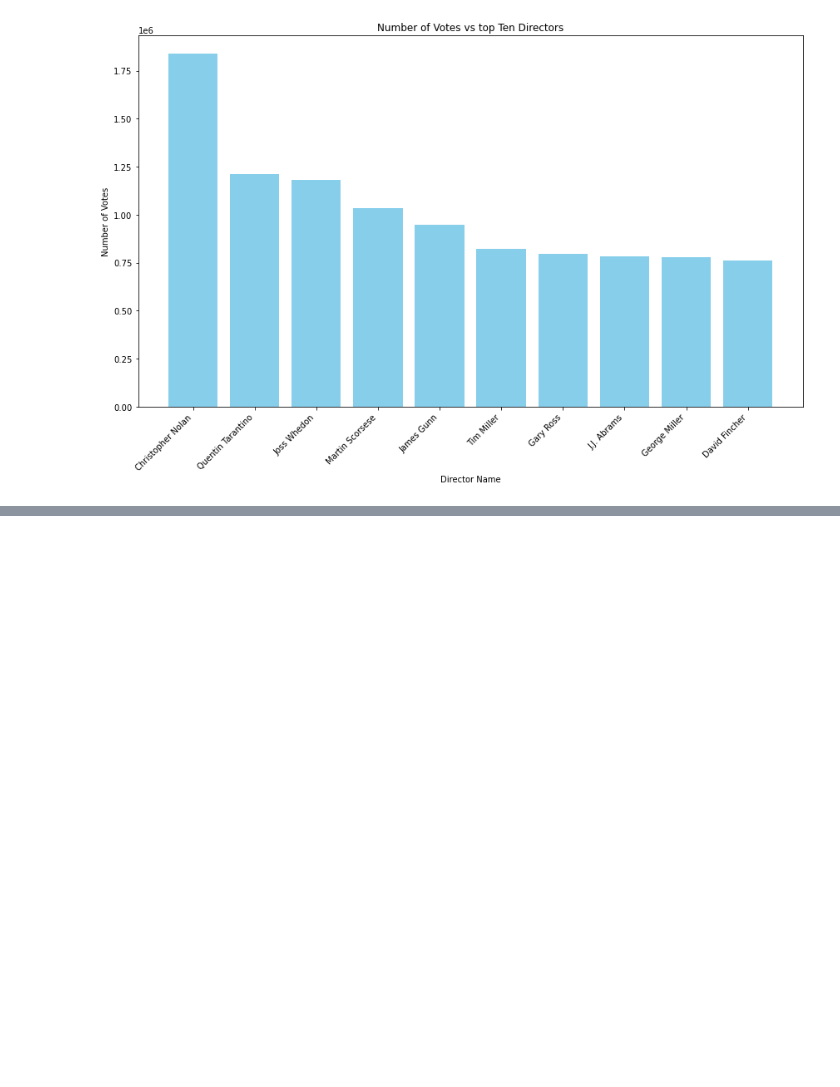
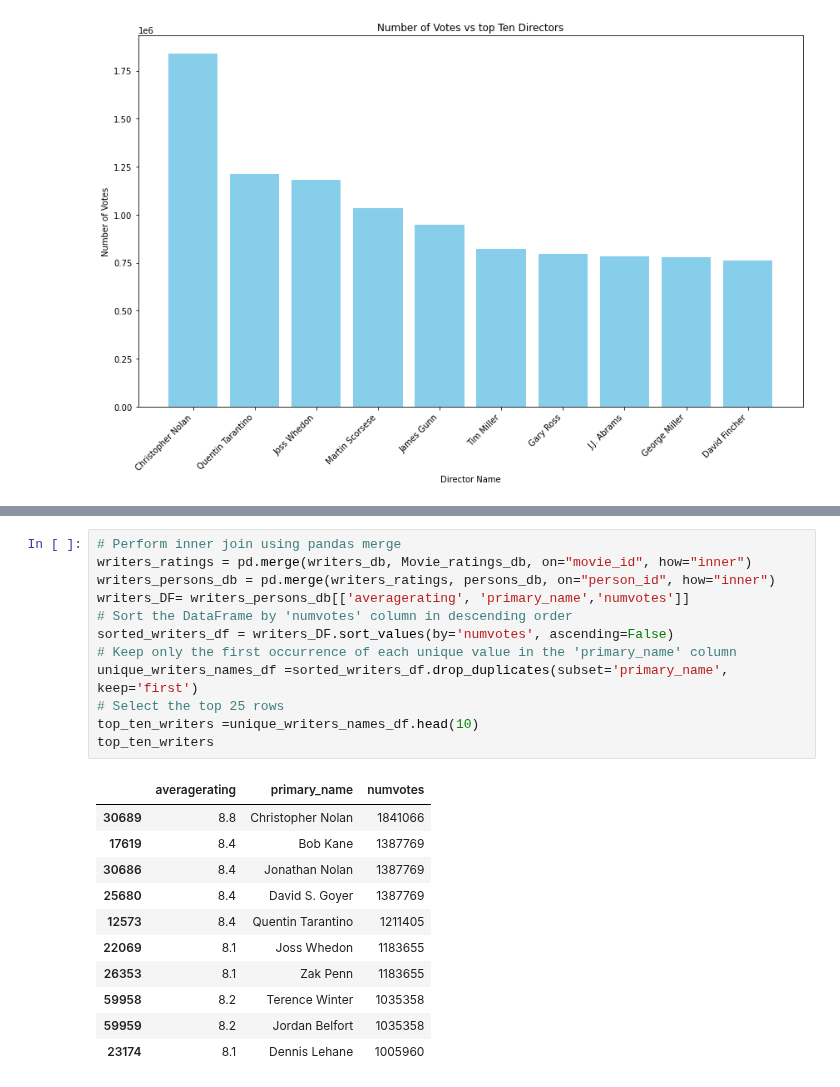
Before and after one commit to laaria-chris/Microsoft-Studios-EDA, a Jupyter notebook: student.ipynb, the cells around one changed output, grey strips where cells are left out. Cells and saved outputs as stored; diff of their text form; blank space fills up the shorter version.

```diff
--- a/student.ipynb
+++ b/student.ipynb
@@ -563,0 +582,24 @@ plt.show()
+# %%
+# Perform inner join using pandas merge
+writers_ratings = pd.merge(writers_db, Movie_ratings_db, on="movie_id", how="inner")
+writers_persons_db = pd.merge(writers_ratings, persons_db, on="person_id", how="inner")
+writers_DF= writers_persons_db[['averagerating', 'primary_name','numvotes']]
+# Sort the DataFrame by 'numvotes' column in descending order
+sorted_writers_df = writers_DF.sort_values(by='numvotes', ascending=False)
+# Keep only the first occurrence of each unique value in the 'primary_name' column
+unique_writers_names_df =sorted_writers_df.drop_duplicates(subset='primary_name', keep='first')
+# Select the top 25 rows
+top_ten_writers =unique_writers_names_df.head(10)
+top_ten_writers
+# %% [output]
+|  | averagerating | primary_name | numvotes |
+| 30689 | 8.8 | Christopher Nolan | 1841066 |
+| 17619 | 8.4 | Bob Kane | 1387769 |
+| 30686 | 8.4 | Jonathan Nolan | 1387769 |
+| 25680 | 8.4 | David S. Goyer | 1387769 |
+| 12573 | 8.4 | Quentin Tarantino | 1211405 |
+| 22069 | 8.1 | Joss Whedon | 1183655 |
+| 26353 | 8.1 | Zak Penn | 1183655 |
+| 59958 | 8.2 | Terence Winter | 1035358 |
+| 59959 | 8.2 | Jordan Belfort | 1035358 |
+| 23174 | 8.1 | Dennis Lehane | 1005960 |
```
Also changed, not shown: parts of 5 cells of this notebook.
